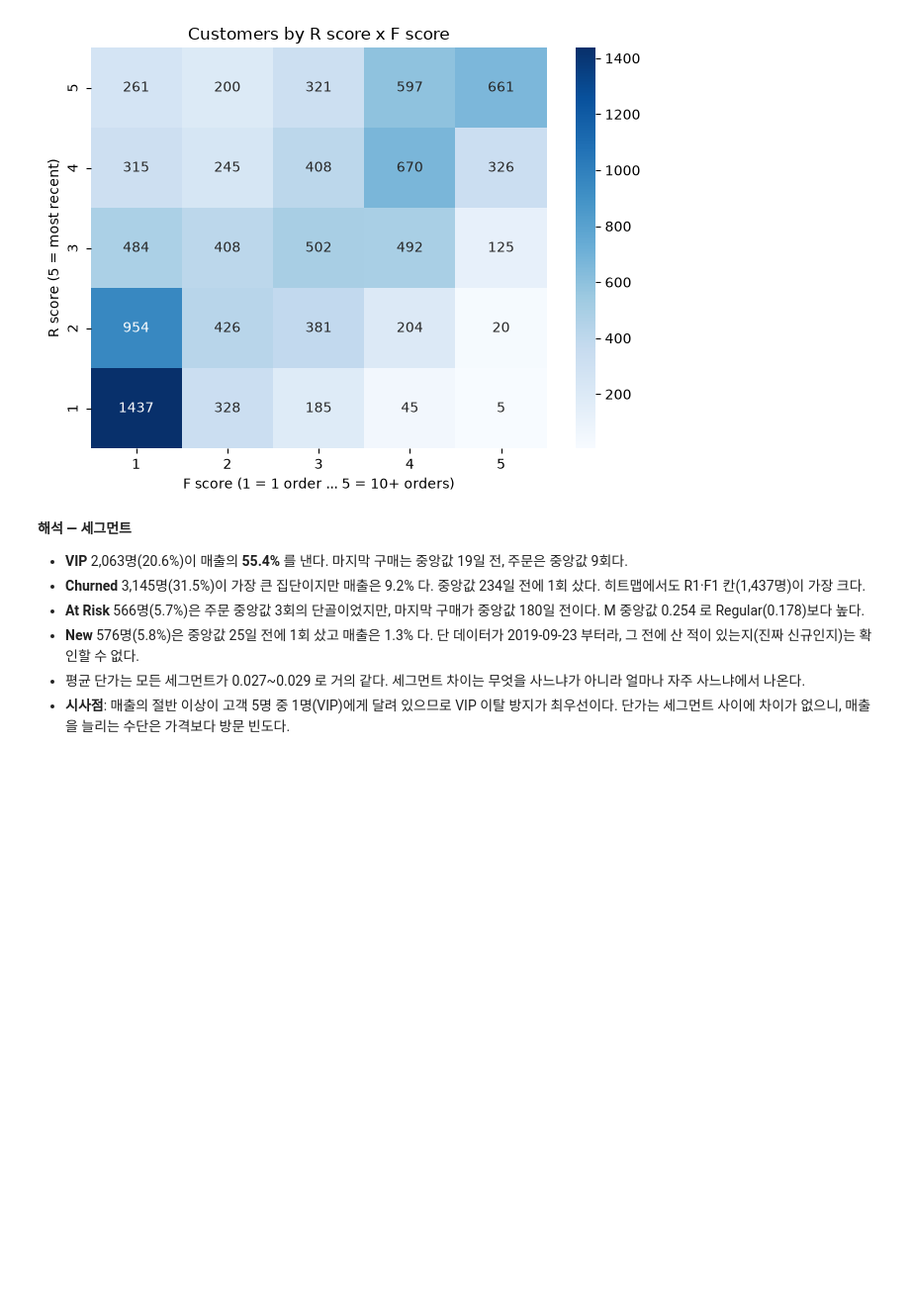
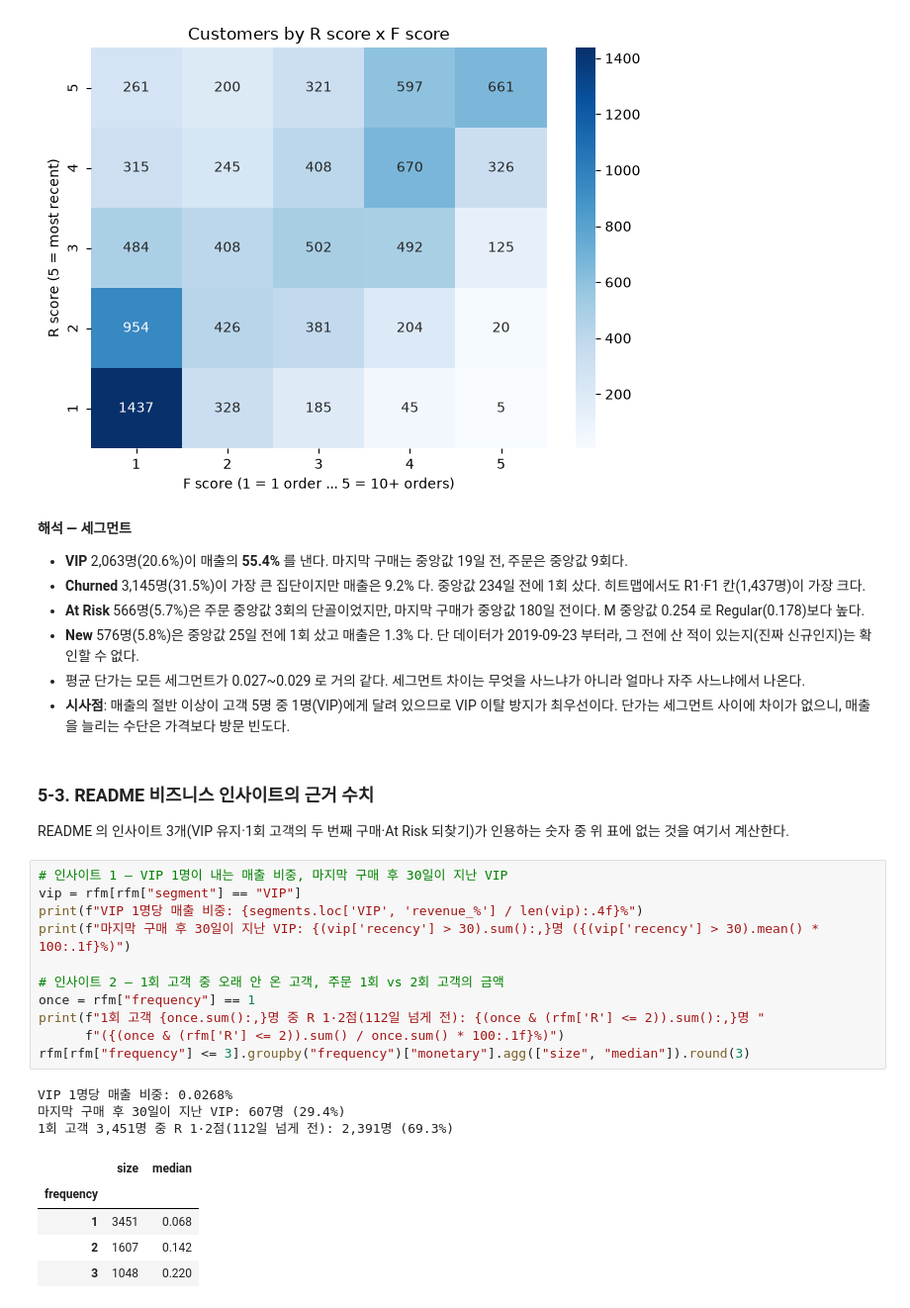
Before and after one commit to sangwoo-codyssey/a1-1-ecommerce-rfm, a Jupyter notebook: notebooks/analysis_report.ipynb, the cells around one changed output. Shown at 99% size. Saved outputs shown, nothing was run; the diff lists cells and outputs as text; blank space fills up the shorter version.

Commit message:
Docs: 노트북 장별 목차와 README 인사이트 근거 수치 셀(5-3)

```diff
--- a/notebooks/analysis_report.ipynb
+++ b/notebooks/analysis_report.ipynb
@@ -689,3 +697,27 @@ plt.show()
 - **New** 576명(5.8%)은 중앙값 25일 전에 1회 샀고 매출은 1.3% 다. 단 데이터가 2019-09-23 부터라, 그 전에 산 적이 있는지(진짜 신규인지)는 확인할 수 없다.
 - 평균 단가는 모든 세그먼트가 0.027~0.029 로 거의 같다. 세그먼트 차이는 무엇을 사느냐가 아니라 얼마나 자주 사느냐에서 나온다.
 - **시사점**: 매출의 절반 이상이 고객 5명 중 1명(VIP)에게 달려 있으므로 VIP 이탈 방지가 최우선이다. 단가는 세그먼트 사이에 차이가 없으니, 매출을 늘리는 수단은 가격보다 방문 빈도다.
+# %% [markdown]
+### 5-3. README 비즈니스 인사이트의 근거 수치
+
+README 의 인사이트 3개(VIP 유지·1회 고객의 두 번째 구매·At Risk 되찾기)가 인용하는 숫자 중 위 표에 없는 것을 여기서 계산한다.
+# %%
+# 인사이트 1 — VIP 1명이 내는 매출 비중, 마지막 구매 후 30일이 지난 VIP
+vip = rfm[rfm["segment"] == "VIP"]
+print(f"VIP 1명당 매출 비중: {segments.loc['VIP', 'revenue_%'] / len(vip):.4f}%")
+print(f"마지막 구매 후 30일이 지난 VIP: {(vip['recency'] > 30).sum():,}명 ({(vip['recency'] > 30).mean() * 100:.1f}%)")
+
+# 인사이트 2 — 1회 고객 중 오래 안 온 고객, 주문 1회 vs 2회 고객의 금액
+once = rfm["frequency"] == 1
+print(f"1회 고객 {once.sum():,}명 중 R 1·2점(112일 넘게 전): {(once & (rfm['R'] <= 2)).sum():,}명 "
+      f"({(once & (rfm['R'] <= 2)).sum() / once.sum() * 100:.1f}%)")
+rfm[rfm["frequency"] <= 3].groupby("frequency")["monetary"].agg(["size", "median"]).round(3)
+# %% [output]
+VIP 1명당 매출 비중: 0.0268%
+마지막 구매 후 30일이 지난 VIP: 607명 (29.4%)
+1회 고객 3,451명 중 R 1·2점(112일 넘게 전): 2,391명 (69.3%)
+|  | size | median |
+| frequency |  |  |
+| 1 | 3451 | 0.068 |
+| 2 | 1607 | 0.142 |
+| 3 | 1048 | 0.220 |
```
Also changed, not shown: parts of 2 cells of this notebook.
